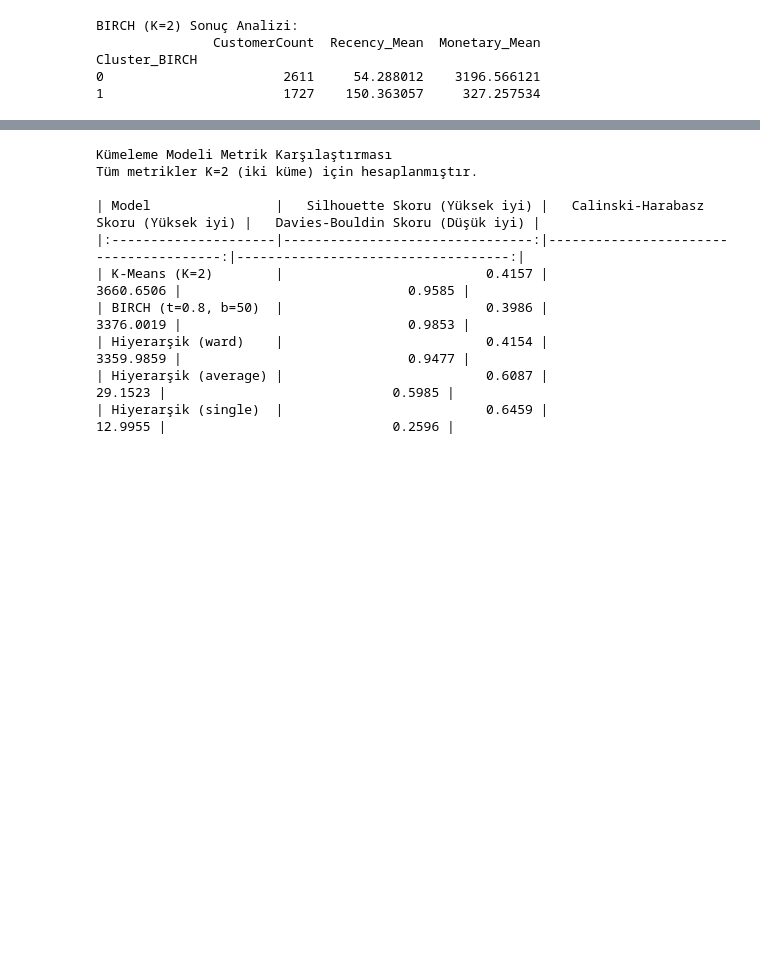
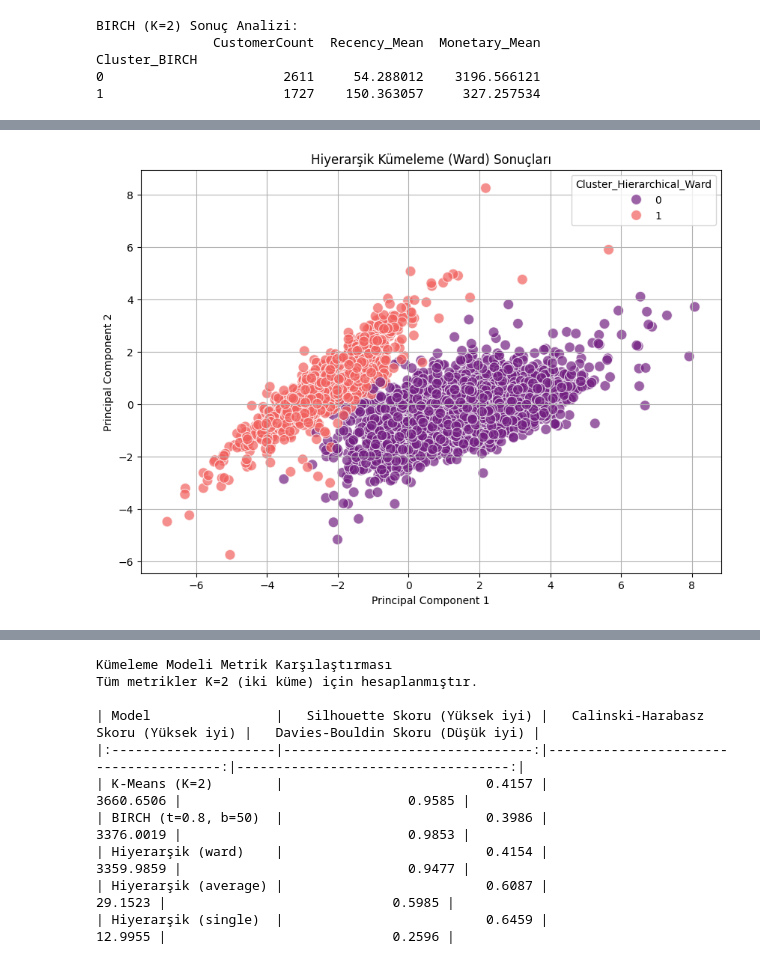
Before and after one commit to furkantprk/ml_clustering, a Jupyter notebook: Kumeleme.ipynb, the cells around one changed output, grey strips where cells are left out. Cells and saved outputs as stored; diff of their text form; code cells hidden in the pictures; blank space fills up the shorter version.

```diff
--- a/Kumeleme.ipynb
+++ b/Kumeleme.ipynb
@@ -486,0 +535,12 @@ Cluster_BIRCH
+# %%
+# Hiyerarşik Kümeleme (Ward) Sonuçlarının Görselleştirilmesi
+pca_df['Cluster_Hierarchical_Ward'] = customer_data['Cluster_Hierarchical_Ward'].values
+plt.figure(figsize=(10, 7))
+sns.scatterplot(x='PC1', y='PC2', hue='Cluster_Hierarchical_Ward', data=pca_df, palette='magma', legend='full', s=100, alpha=0.7)
+plt.title('Hiyerarşik Kümeleme (Ward) Sonuçları')
+plt.xlabel('Principal Component 1')
+plt.ylabel('Principal Component 2')
+plt.grid(True)
+plt.show()
+# %% [output]
+[figure, added]
```
Also changed, not shown: parts of 7 cells of this notebook.
